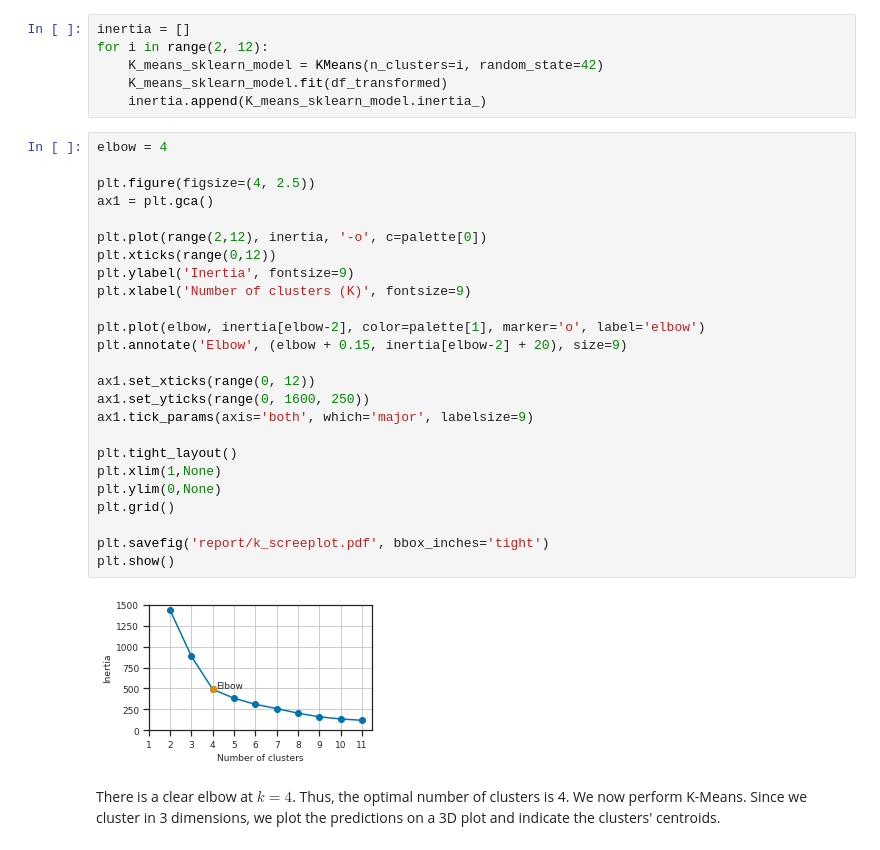
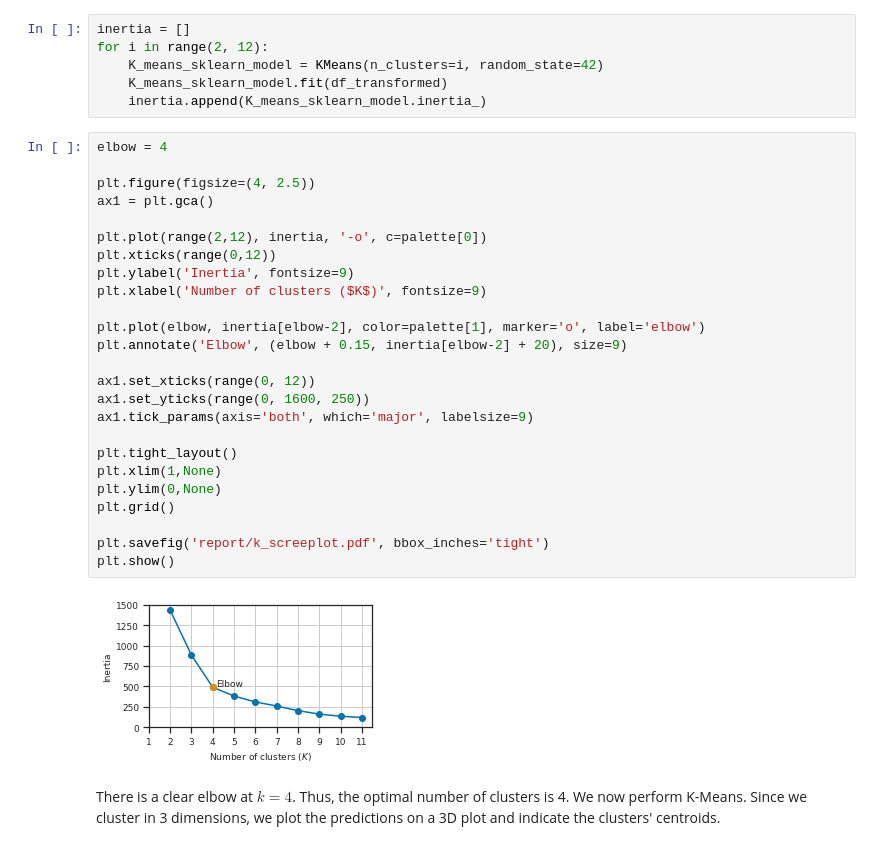
Before and after one commit to filipbalucha/FDS_final_project, a Jupyter notebook: data_analysis.ipynb, the cells around one changed output. Cells and saved outputs as stored; diff of their text form.

```diff
--- a/data_analysis.ipynb
+++ b/data_analysis.ipynb
@@ -808,30 +808,30 @@ for i in range(2, 12):
 # %%
 elbow = 4
 
 plt.figure(figsize=(4, 2.5))
 ax1 = plt.gca()
 
 plt.plot(range(2,12), inertia, '-o', c=palette[0])
 plt.xticks(range(0,12))
 plt.ylabel('Inertia', fontsize=9)
-plt.xlabel('Number of clusters (K)', fontsize=9)
+plt.xlabel('Number of clusters ($K$)', fontsize=9)
 
 plt.plot(elbow, inertia[elbow-2], color=palette[1], marker='o', label='elbow')
 plt.annotate('Elbow', (elbow + 0.15, inertia[elbow-2] + 20), size=9)
 
 ax1.set_xticks(range(0, 12))
 ax1.set_yticks(range(0, 1600, 250))
 ax1.tick_params(axis='both', which='major', labelsize=9)
 
 plt.tight_layout()
 plt.xlim(1,None)
 plt.ylim(0,None)
 plt.grid()
 
 plt.savefig('report/k_screeplot.pdf', bbox_inches='tight')
 plt.show()
 # %% [output]
-[figure, old version]
+[figure, new version]
 # %% [markdown]
 There is a clear elbow at $k=4$. Thus, the optimal number of clusters is 4. We now perform K-Means. Since we cluster in 3 dimensions, we plot the predictions on a 3D plot and indicate the clusters' centroids.
 # %%
```
Also changed, not shown: parts of 1 cell of this notebook, 2 other files.
